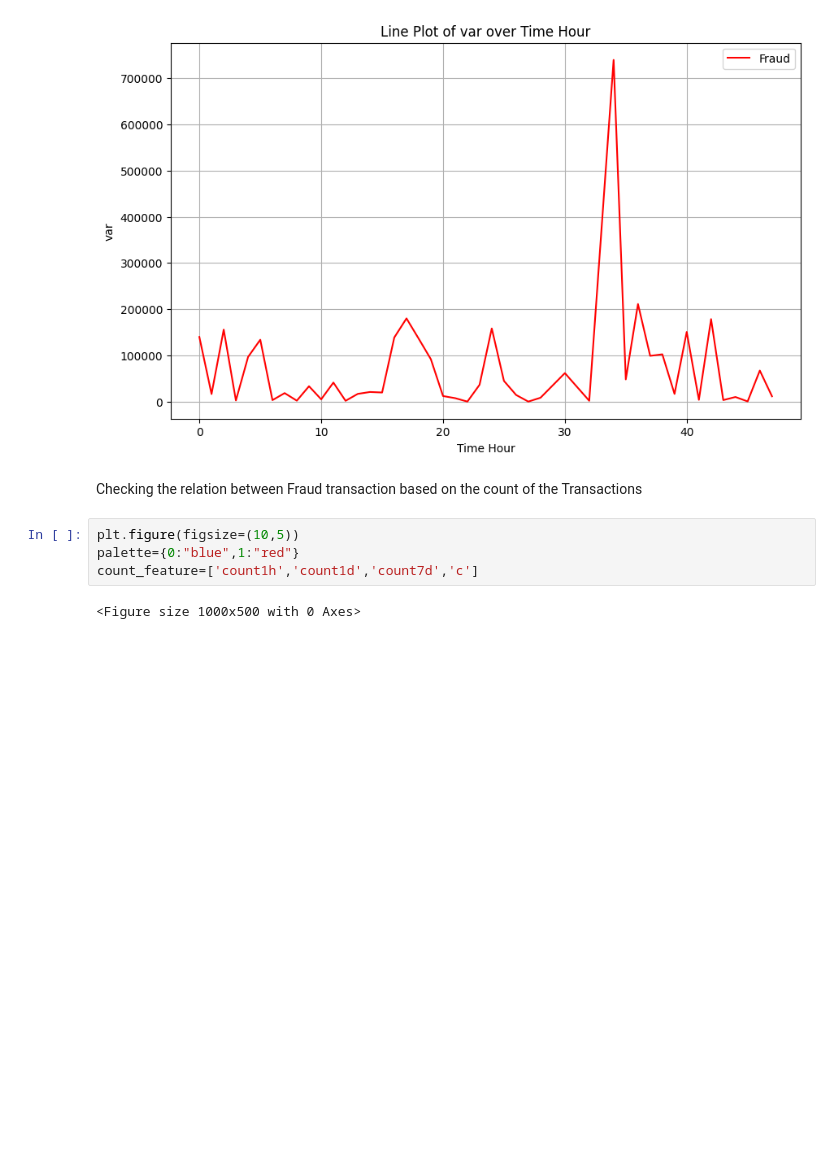
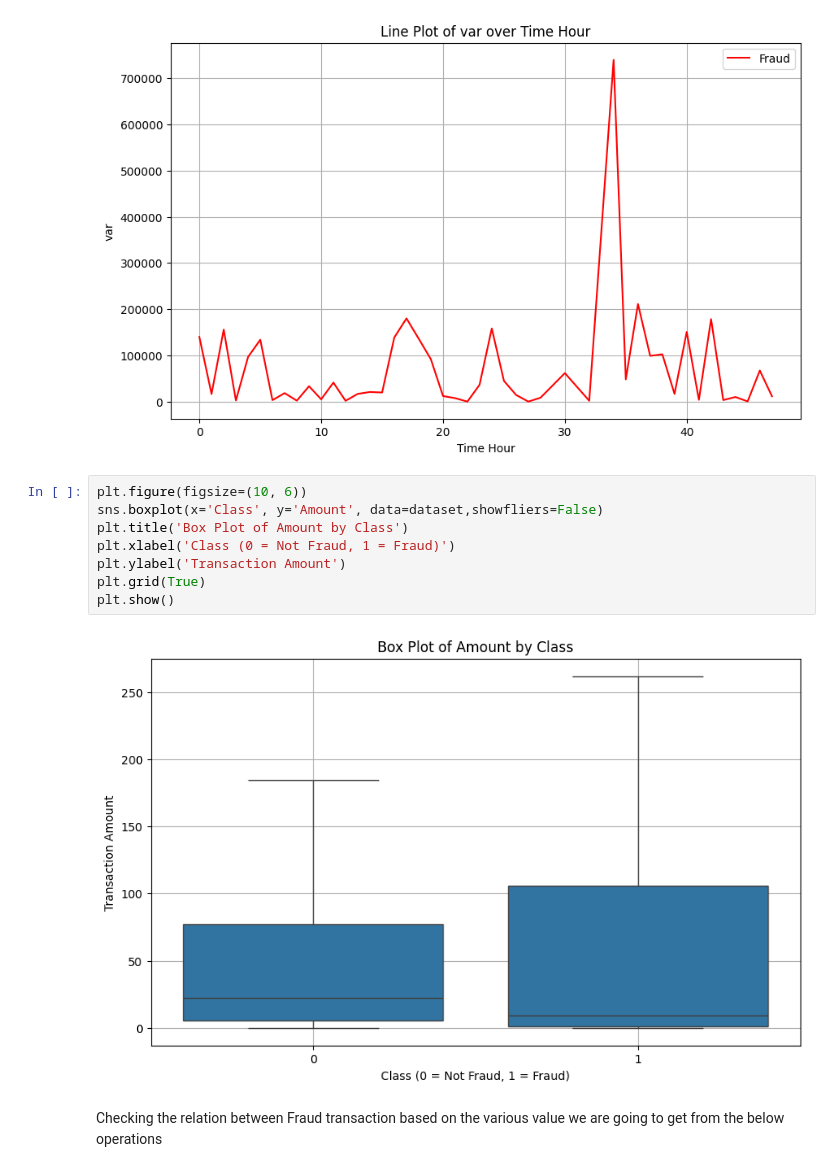
Before and after one commit to SuvitKumar003/Credit-Card-Fraud-Detection, a Jupyter notebook: code1.ipynb, the cells around one changed output. Cells and saved outputs as stored; diff of their text form; blank space fills up the shorter version.

```diff
--- a/code1.ipynb
+++ b/code1.ipynb
@@ -252,11 +252,15 @@ for feature in features:
 [figure]
 [figure]
 [figure]
+# %%
+plt.figure(figsize=(10, 6))
+sns.boxplot(x='Class', y='Amount', data=dataset,showfliers=False)
+plt.title('Box Plot of Amount by Class')
+plt.xlabel('Class (0 = Not Fraud, 1 = Fraud)')
+plt.ylabel('Transaction Amount')
+plt.grid(True)
+plt.show()
+# %% [output]
+[figure, added]
 # %% [markdown]
-Checking the relation between Fraud transaction based on the count of the Transactions
+Checking the relation between Fraud transaction based on the various value we are going to get from the below operations
-# %%
-plt.figure(figsize=(10,5))
-palette={0:"blue",1:"red"}
-count_feature=['count1h','count1d','count7d','c']
-# %% [output]
-<Figure size 1000x500 with 0 Axes>
```
Also changed, not shown: parts of 3 cells of this notebook.
